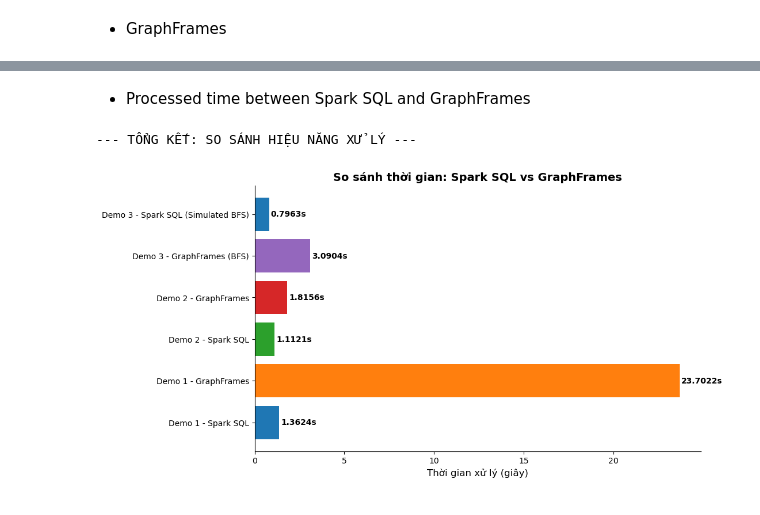
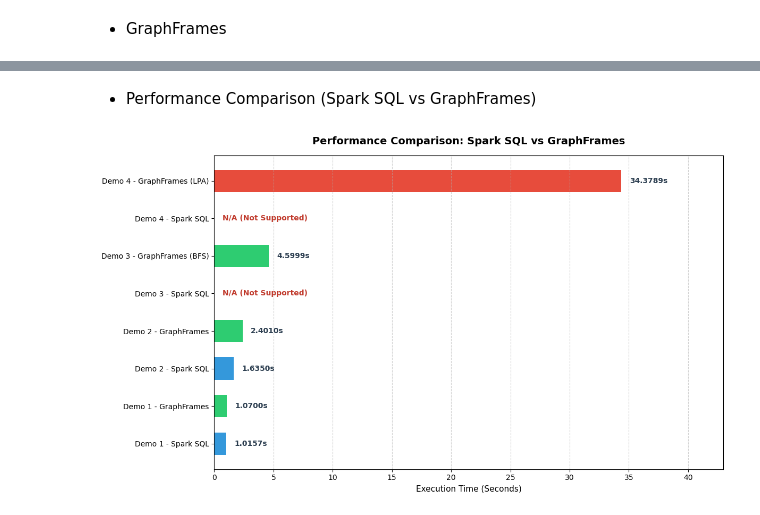
Before and after one commit to thanhnhat31/big-data.group-3.msa29hcm, a Jupyter notebook: notebooks/04_Spark_GraphFrame_Demo.ipynb, the cells around one changed output, grey strips where cells are left out. Cells and saved outputs as stored; diff of their text form; code cells hidden in the pictures.

Commit message:
Finalize 04_Spark_GraphFrame_Demo.ipynb

```diff
--- a/notebooks/04_Spark_GraphFrame_Demo.ipynb
+++ b/notebooks/04_Spark_GraphFrame_Demo.ipynb
@@ -622,21 +479,25 @@ Gian lận có tổ chức (Fraud Scenario 3) thường tạo thành các cụm
 # %%
 print("--- DEMO 4: GRAPH ANALYTICS - LABEL PROPAGATION ALGORITHM (LPA) ---")
-# Phiên bản SQL: KHÔNG THỂ THỰC HIỆN ĐƯỢC
 
-print("Bắt đầu chạy LPA (Sẽ mất vài chục giây đến vài phút tùy cấu hình cluster)...")
-start_lpa = time.time()
+print("Starting LPA execution (May take seconds to minutes depending on cluster config)...")
+start_gf4 = time.time()
 
-# maxIter=3 để demo chạy nhanh. Trong thực tế có thể đặt 5-10
+# maxIter=3 for fast demo execution. In practice use 5-10
 result_lpa = g_sample.labelPropagation(maxIter=3)
 
-# Đếm số lượng cộng đồng (Mỗi cộng đồng được gán 1 label duy nhất)
+# Count number of communities (Each community is assigned a unique label)
 num_communities = result_lpa.select("label").distinct().count()
 
-print(f"Thời gian chạy LPA: {time.time() - start_lpa:.4f} giây")
-print(f"Đã phân nhóm đồ thị thành {num_communities} cộng đồng độc lập.")
+print(f"Graph partitioned into {num_communities} independent communities.")
 
-# Hiển thị thử 5 Node thuộc cùng 1 cụm cộng đồng ngẫu nhiên
+# Display 5 nodes belonging to a random community cluster
 sample_label = result_lpa.select("label").first()[0]
 result_lpa.filter(col("label") == sample_label).show(5)
+
+# Save execution time
+time_gf4 = time.time() - start_gf4
+execution_times['Demo 4 - GraphFrames (LPA)'] = time_gf4
+
+print(f"-> Processing time (GraphFrames BFS): {time_gf4:.4f} seconds\n")
 # %% [output]
 --- DEMO 4: GRAPH ANALYTICS - LABEL PROPAGATION ALGORITHM (LPA) ---
@@ -658,30 +520,52 @@ only showing top 5 rows
 # %% [markdown]
-- Processed time between Spark SQL and GraphFrames
+- Performance Comparison (Spark SQL vs GraphFrames)
 # %%
 import matplotlib.pyplot as plt
+import pandas as pd
+import numpy as np
 
-print("--- TỔNG KẾT: SO SÁNH HIỆU NĂNG XỬ LÝ ---")
+# Cấu hình dictionary thời gian xử lý với giá trị NaN cho Spark SQL ở Demo 3 & Demo 4
+execution_times_custom = {
+    'Demo 1 - Spark SQL': execution_times.get('Demo 1 - Spark SQL', ),
+    'Demo 1 - GraphFrames': execution_times.get('Demo 1 - GraphFrames'),
+    'Demo 2 - Spark SQL': execution_times.get('Demo 2 - Spark SQL'),
+    'Demo 2 - GraphFrames': execution_times.get('Demo 2 - GraphFrames'),
+    'Demo 3 - Spark SQL': np.nan,  # Spark SQL does not support Native BFS
+    'Demo 3 - GraphFrames (BFS)': execution_times.get('Demo 3 - GraphFrames (BFS)'),
+    'Demo 4 - Spark SQL': np.nan,  # Spark SQL does not support LPA
+    'Demo 4 - GraphFrames (LPA)': execution_times.get('Demo 4 - GraphFrames (LPA)')
+}
 
-# Lấy dữ liệu từ dictionary execution_times
-labels = list(execution_times.keys())
-times = list(execution_times.values())
+df_perf = pd.DataFrame(list(execution_times_custom.items()), columns=['Scenario', 'Time_Seconds'])
 
-# Vẽ biểu đồ thanh ngang
-plt.figure(figsize=(10, 6))
-bars = plt.barh(labels, times, color=['#1f77b4', '#ff7f0e', '#2ca02c', '#d62728', '#9467bd'][:len(labels)])
-plt.xlabel('Thời gian xử lý (giây)', fontsize=12)
-plt.title('So sánh thời gian: Spark SQL vs GraphFrames', fontsize=14, fontweight='bold')
+plt.figure(figsize=(12, 7))
 
-# Thêm text thời gian thực tế bên cạnh mỗi cột
-for bar in bars:
-    xval = bar.get_width()
-    plt.text(xval + 0.1, bar.get_y() + bar.get_height()/2, f'{xval:.4f}s', va='center', fontweight='bold')
+# Thay giá trị NaN bằng 0 khi truyền vào barh để matplotlib vẽ trục chuẩn xác
+plot_values = df_perf['Time_Seconds'].fillna(0)
 
-# Căn chỉnh lại viền biểu đồ cho thanh thoát
-plt.gca().spines['top'].set_visible(False)
-plt.gca().spines['right'].set_visible(False)
+# Đặt màu sắc (màu xám nhạt cho các kịch bản N/A)
+colors = ['#3498db', '#2ecc71', '#3498db', '#2ecc71', '#bdc3c7', '#2ecc71', '#bdc3c7', '#e74c3c']
 
+bars = plt.barh(df_perf['Scenario'], plot_values, color=colors, height=0.6)
+
+max_time = df_perf['Time_Seconds'].dropna().max()
+plt.xlim(0, max_time * 1.25)
+
+# Đánh nhãn kết quả cho từng thanh
+for bar, val in zip(bars, df_perf['Time_Seconds']):
+    y_pos = bar.get_y() + bar.get_height() / 2
+    if pd.isna(val):
+        # Hiển thị chữ N/A (Not Supported) màu đỏ cho kịch bản NaN
+        plt.text(max_time * 0.02, y_pos, 'N/A (Not Supported)',
+                 va='center', ha='left', fontsize=10, fontweight='bold', color='#c0392b')
+    else:
+        plt.text(val + (max_time * 0.02), y_pos, f'{val:.4f}s',
+                 va='center', ha='left', fontsize=10, fontweight='bold', color='#2c3e50')
+
+plt.title('Performance Comparison: Spark SQL vs GraphFrames', fontsize=14, fontweight='bold', pad=15)
+plt.xlabel('Execution Time (Seconds)', fontsize=11)
+plt.grid(axis='x', linestyle='--', alpha=0.6)
+plt.tight_layout()
 plt.show()
 # %% [output]
---- TỔNG KẾT: SO SÁNH HIỆU NĂNG XỬ LÝ ---
-[figure, old version]
+[figure, new version]
```
Also changed, not shown: parts of 56 cells of this notebook, 2 other files.
